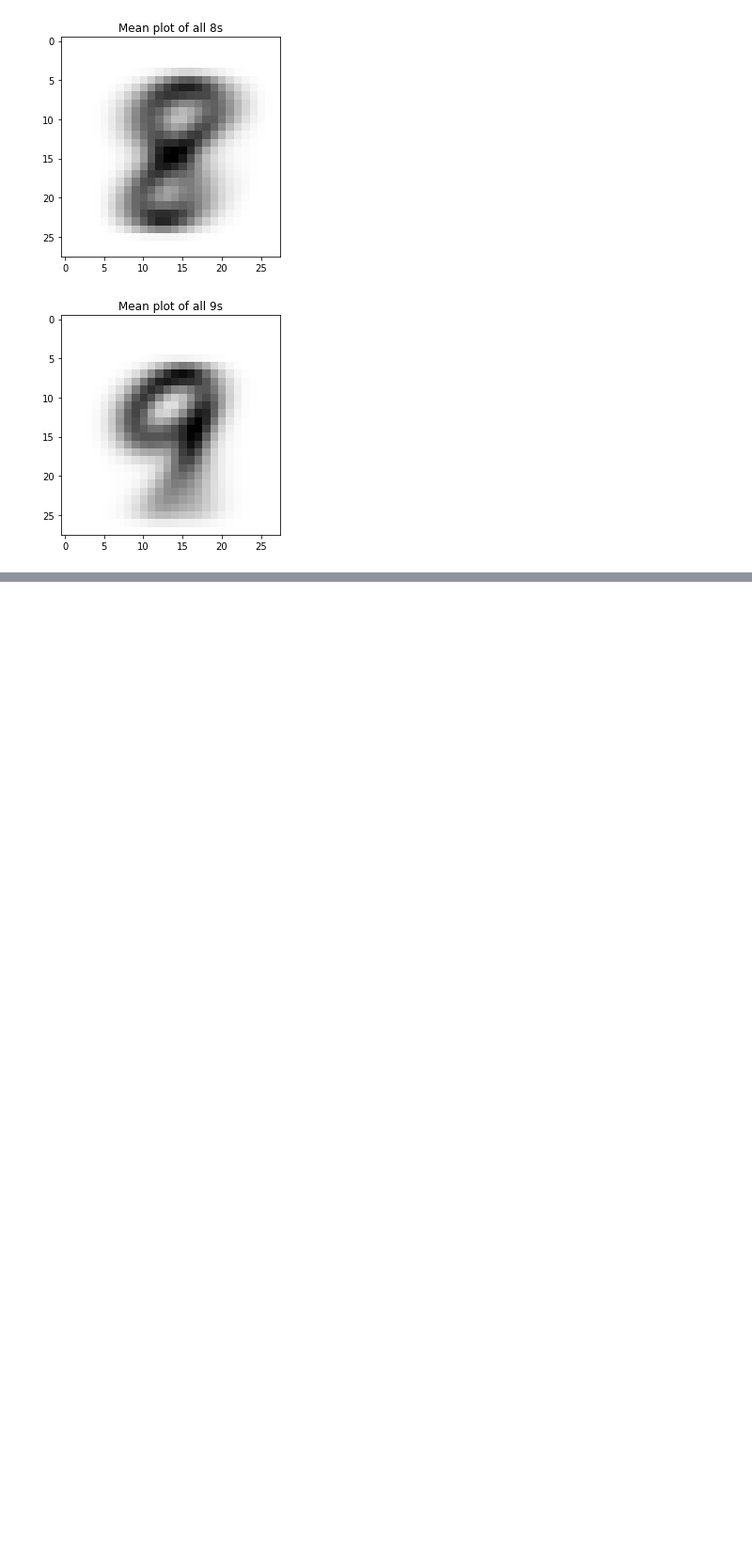
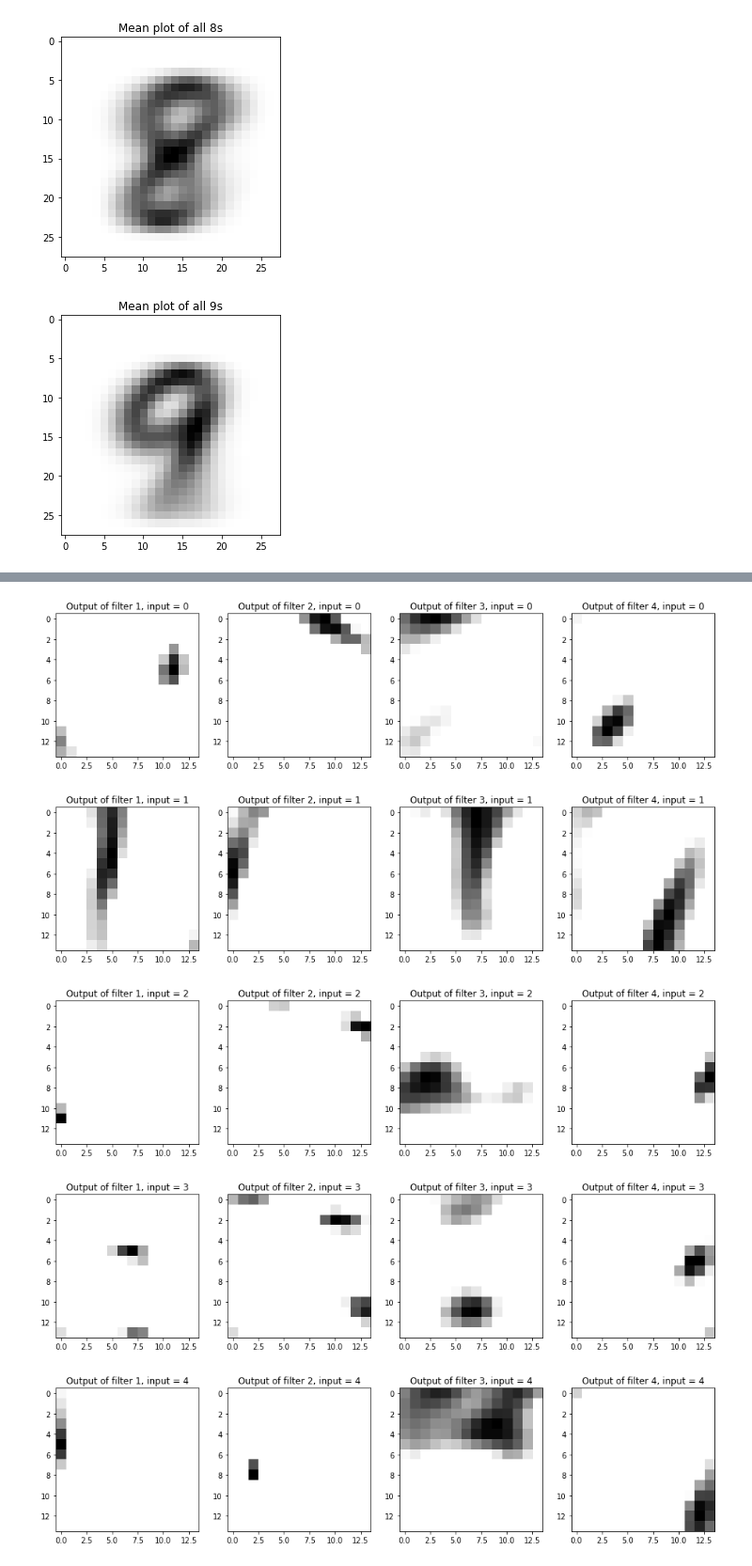
Before and after one commit to nildip/DeepLearn_NUMBERS, a Jupyter notebook: MNIST.ipynb, the cells around one changed output, grey strips where cells are left out. Shown at 94% size. Saved outputs shown, nothing was run; the diff lists cells and outputs as text; code cells hidden in the pictures; blank space fills up the shorter version.

```diff
--- a/MNIST.ipynb
+++ b/MNIST.ipynb
@@ -258,0 +275,9 @@ Model Error: 1.27%
+# %%
+# passing average image for each number to one of the CNN filters and plotting the output
+visualize_filter(model, X_test, y_test, 2)
+# %% [output]
+[figure, added]
+[figure, added]
+[figure, added]
+[figure, added]
+[figure, added]
```
Also changed, not shown: parts of 11 cells of this notebook.
